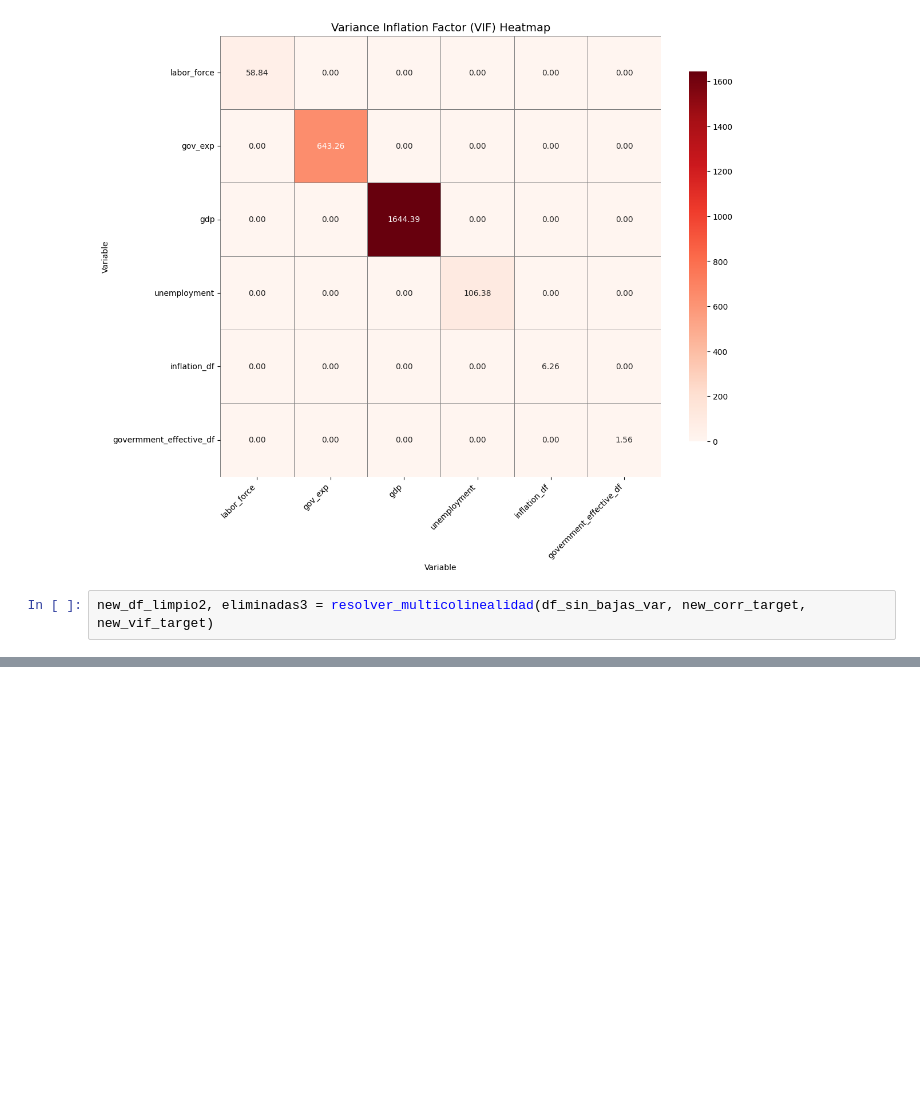
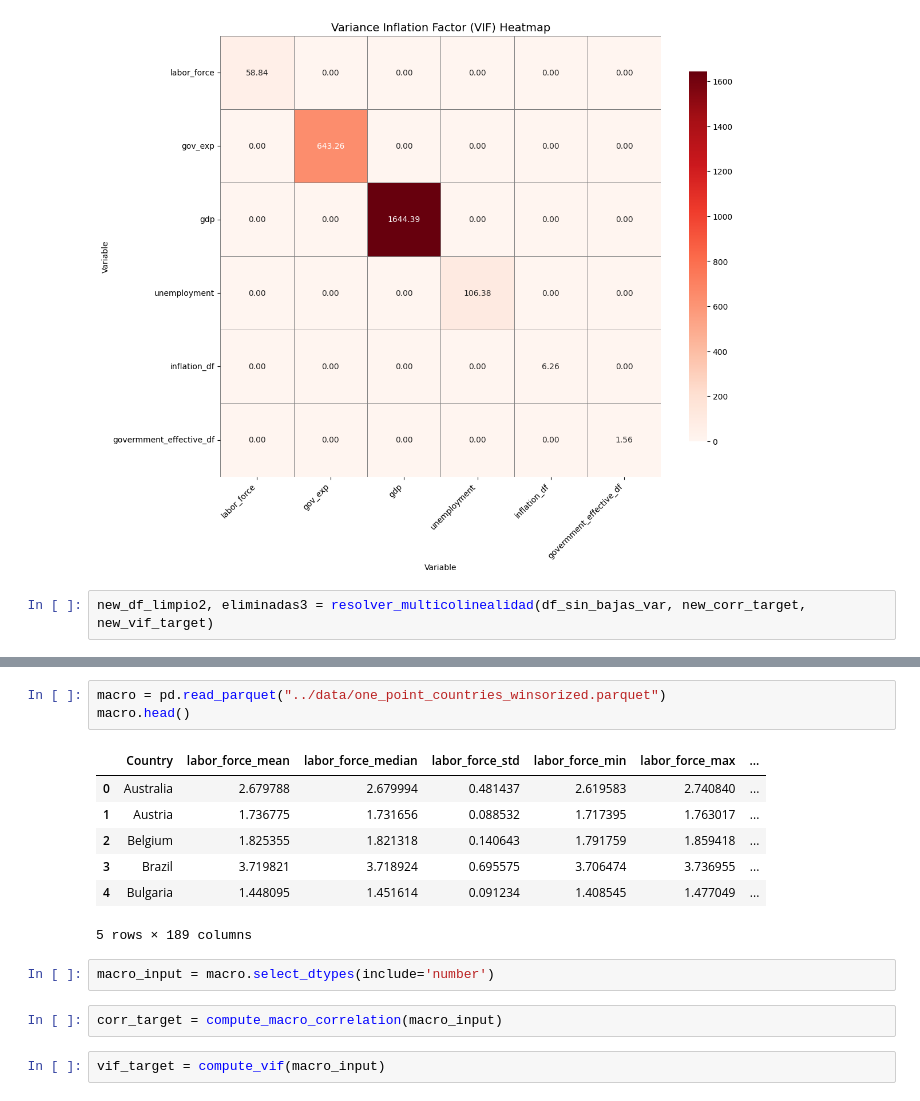
Before and after one commit to acostadlucas/mcs-red, a Jupyter notebook: hypothesis_test/hypothesis_test_33.ipynb, the cells around one changed output, grey strips where cells are left out. Cells and saved outputs as stored; diff of their text form; blank space fills up the shorter version.

```diff
--- a/hypothesis_test/hypothesis_test_33.ipynb
+++ b/hypothesis_test/hypothesis_test_33.ipynb
@@ -372,0 +411,17 @@ new_df_limpio2, eliminadas3 = resolver_multicolinealidad(df_sin_bajas_var, new_c
+# %%
+macro = pd.read_parquet("../data/one_point_countries_winsorized.parquet")
+macro.head()
+# %% [output]
+|  | Country | labor_force_mean | labor_force_median | labor_force_std | labor_force_min | labor_force_max | ... |
+| 0 | Australia | 2.679788 | 2.679994 | 0.481437 | 2.619583 | 2.740840 | ... |
+| 1 | Austria | 1.736775 | 1.731656 | 0.088532 | 1.717395 | 1.763017 | ... |
+| 2 | Belgium | 1.825355 | 1.821318 | 0.140643 | 1.791759 | 1.859418 | ... |
+| 3 | Brazil | 3.719821 | 3.718924 | 0.695575 | 3.706474 | 3.736955 | ... |
+| 4 | Bulgaria | 1.448095 | 1.451614 | 0.091234 | 1.408545 | 1.477049 | ... |
+5 rows × 189 columns
+# %%
+macro_input = macro.select_dtypes(include='number')
+# %%
+corr_target = compute_macro_correlation(macro_input)
+# %%
+vif_target = compute_vif(macro_input)
```
Also changed, not shown: parts of 17 cells of this notebook, 6 other files.
